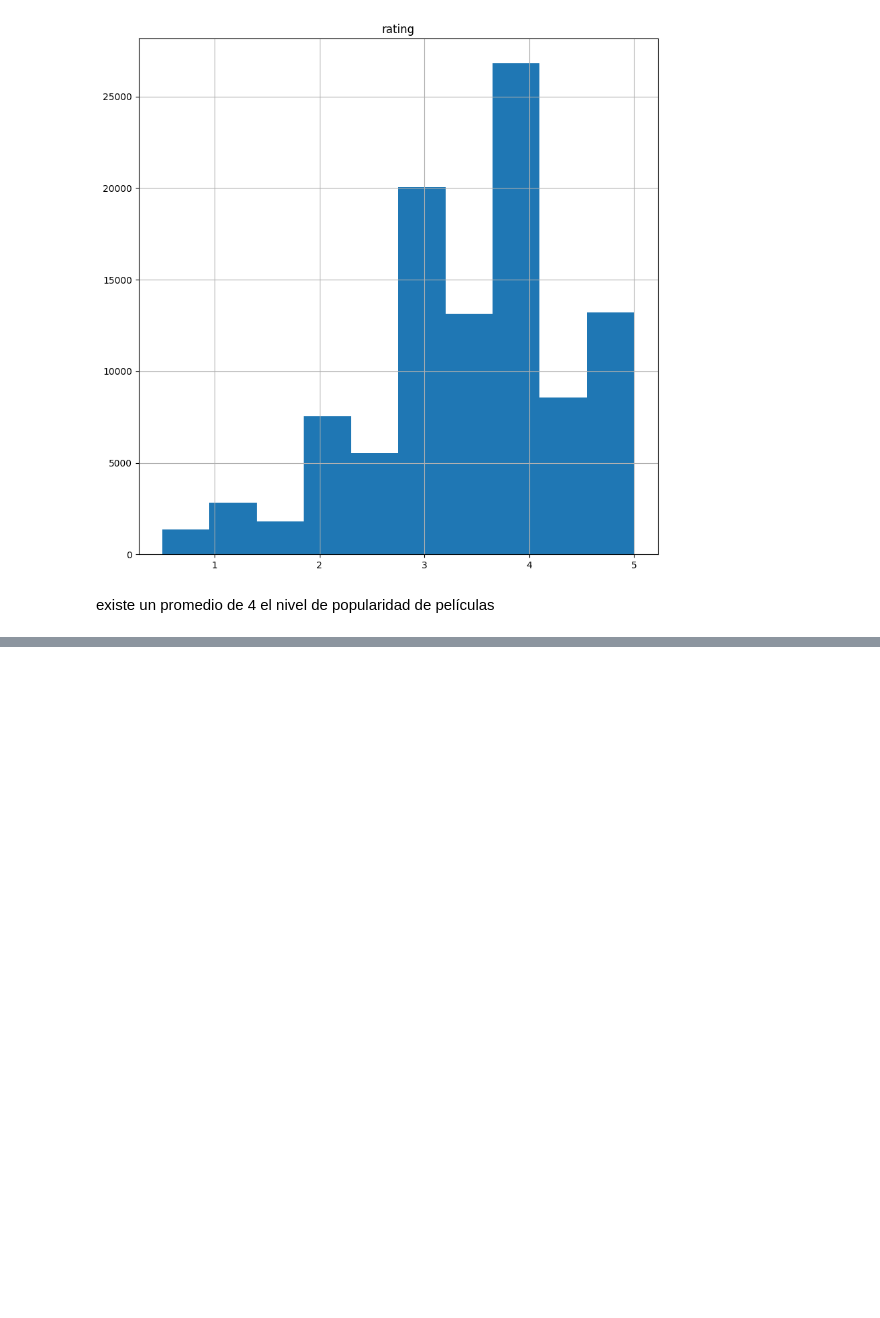
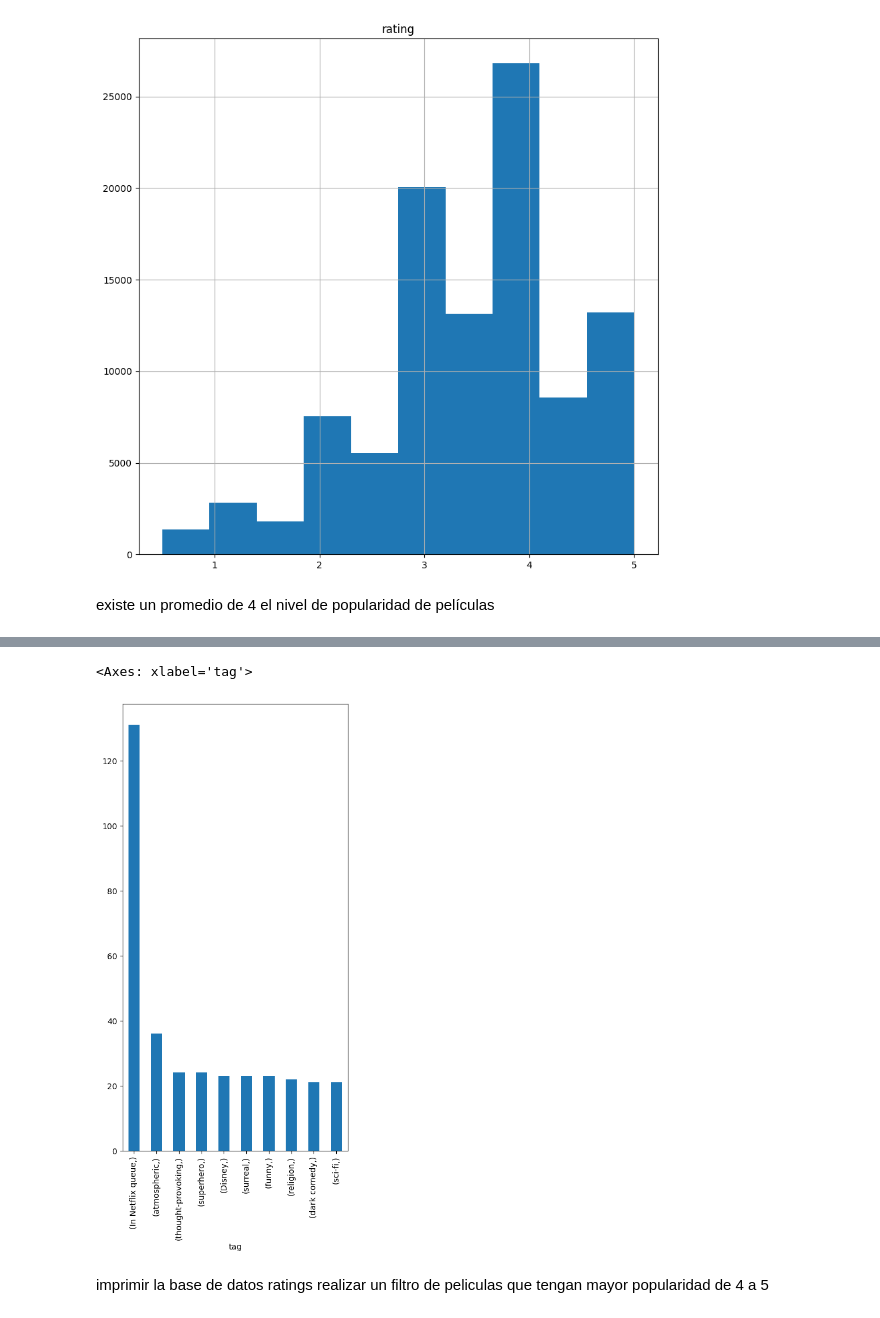
Before and after one commit to maribelalay18/-Artificial-Intelligence, a Jupyter notebook: martes03_diciembre2024.ipynb, the cells around one changed output, grey strips where cells are left out. Drawn from its saved outputs; the diff is of its cells as text; code cells hidden in the pictures; blank space fills up the shorter version.

```diff
--- a/martes03_diciembre2024.ipynb
+++ b/martes03_diciembre2024.ipynb
@@ -113,0 +181,7 @@ existe un promedio de 4 el nivel de popularidad de películas
+# %%
+tags_count[:10].plot(kind='bar',figsize=(5,10))
+# %% [output]
+<Axes: xlabel='tag'>
+[figure, added]
+# %% [markdown]
+imprimir la base de datos ratings realizar un filtro de peliculas que tengan mayor popularidad de 4 a 5
```
Also changed, not shown: parts of 19 cells of this notebook.
